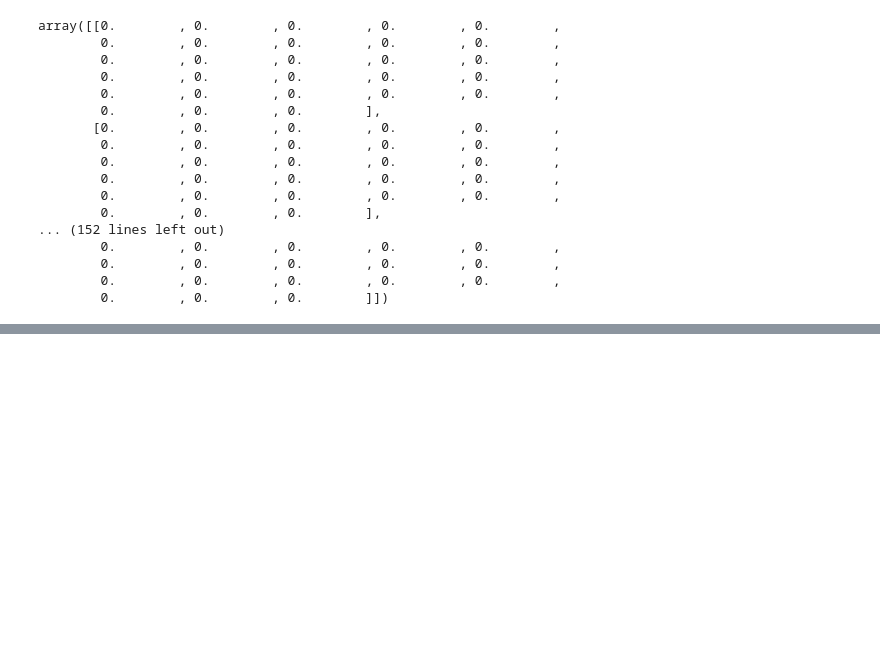
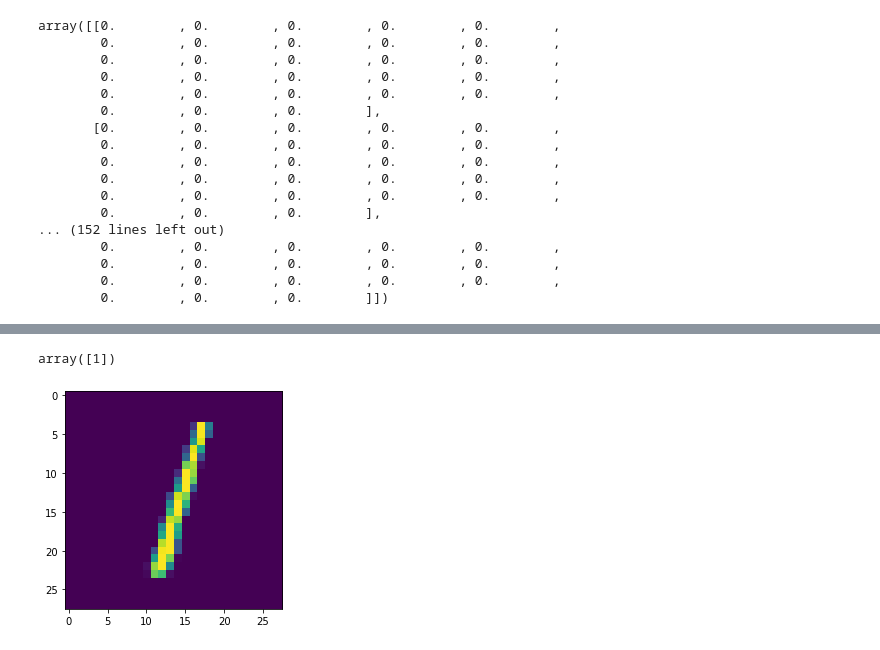
Before and after one commit to Shantonu-Acharjee/HandWritten-Digit-Classification-ANN, a Jupyter notebook: Main.ipynb, the cells around one changed output, grey strips where cells are left out. Cells and saved outputs as stored; diff of their text form; code cells hidden in the pictures; blank space fills up the shorter version.

```diff
--- a/Main.ipynb
+++ b/Main.ipynb
@@ -155,0 +282,4 @@ model.summary()
+# %%
+plt.imshow(x_test[2])
+model.predict(x_test[2].reshape(1,28,28)).argmax(axis = 1)
+# %% [output]
@@ -155,0 +287,2 @@ model.summary()
+array([1])
+[figure, added]
```
Also changed, not shown: parts of 20 cells of this notebook.
